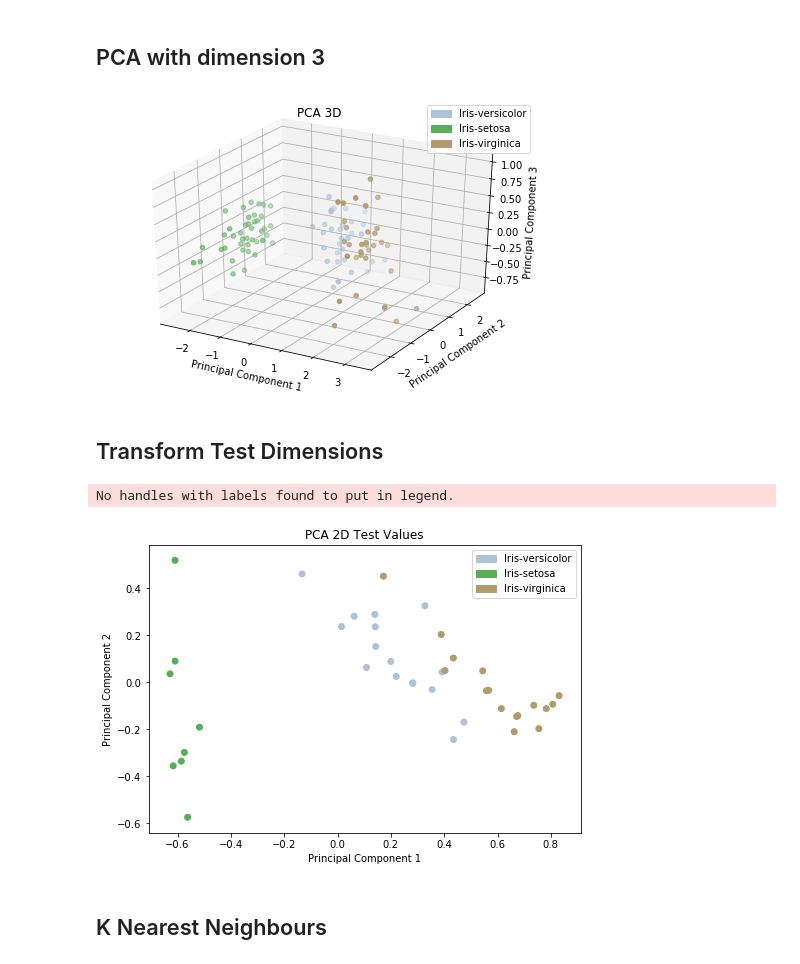
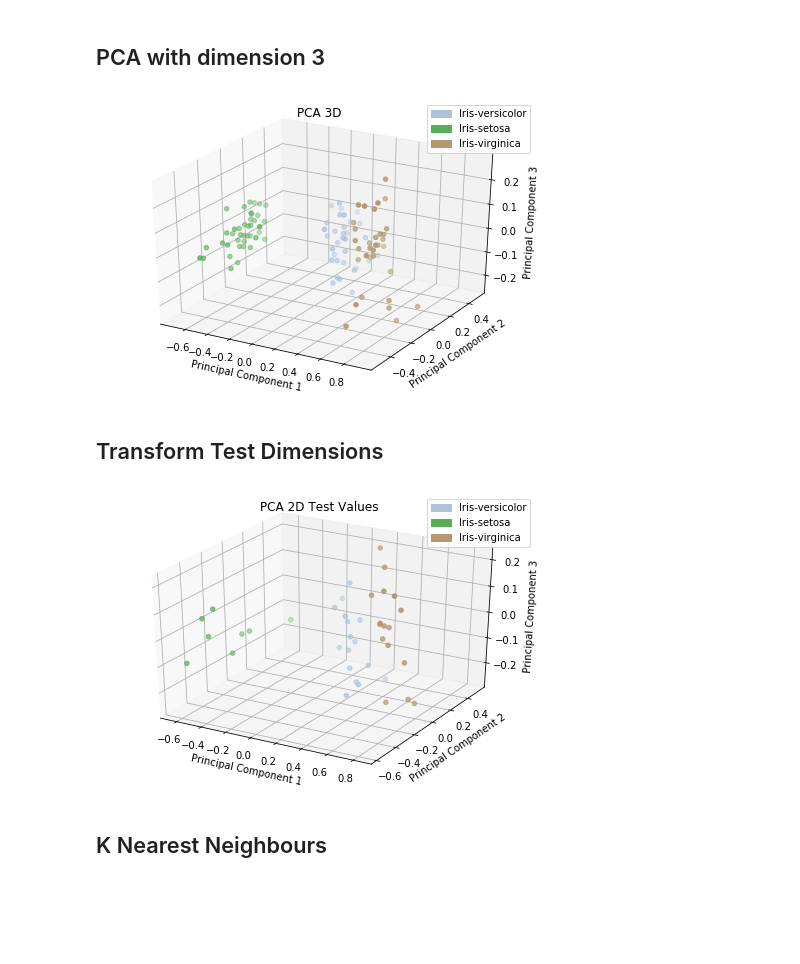
Before and after one commit to luisespriella9/ML-Algorithms, a Jupyter notebook: K-Nearest-Neighbors.ipynb, the cells around one changed output. Saved outputs shown, nothing was run; the diff lists cells and outputs as text; code cells hidden in the pictures; blank space fills up the shorter version.

```diff
--- a/K-Nearest-Neighbors.ipynb
+++ b/K-Nearest-Neighbors.ipynb
@@ -200,20 +200,19 @@ array([[ 0.76440002, -0.40870318],
 ## PCA with dimension 3
 # %%
 my_pca3 = PCA(3)
-pca_data3 = my_pca3.fit_transform(x_train_standard_scaled)
+pca_data3 = my_pca3.fit_transform(x_train_min_max_scaled)
 my_pca3.plot("PCA 3D", y_train.values)
 # %% [output]
-[figure, old version]
+[figure, new version]
 # %% [markdown]
 ## Transform Test Dimensions
 # %%
 x_test_scaled = min_max_scaler.fit_transform(x_test)
-my_pca.fit(x_train_min_max_scaled)
-pca_test_data = my_pca.transform(x_test_scaled)
-my_pca.plot("PCA 2D Test Values", y_test.values)
+my_pca3.fit(x_train_min_max_scaled)
+pca_test_data = my_pca3.transform(x_test_scaled)
+my_pca3.plot("PCA 2D Test Values", y_test.values)
 # %% [output]
-No handles with labels found to put in legend.
-[figure, old version]
+[figure, new version]
 # %% [markdown]
 ## K Nearest Neighbours
 # %%
```
Also changed, not shown: parts of 10 cells of this notebook.
